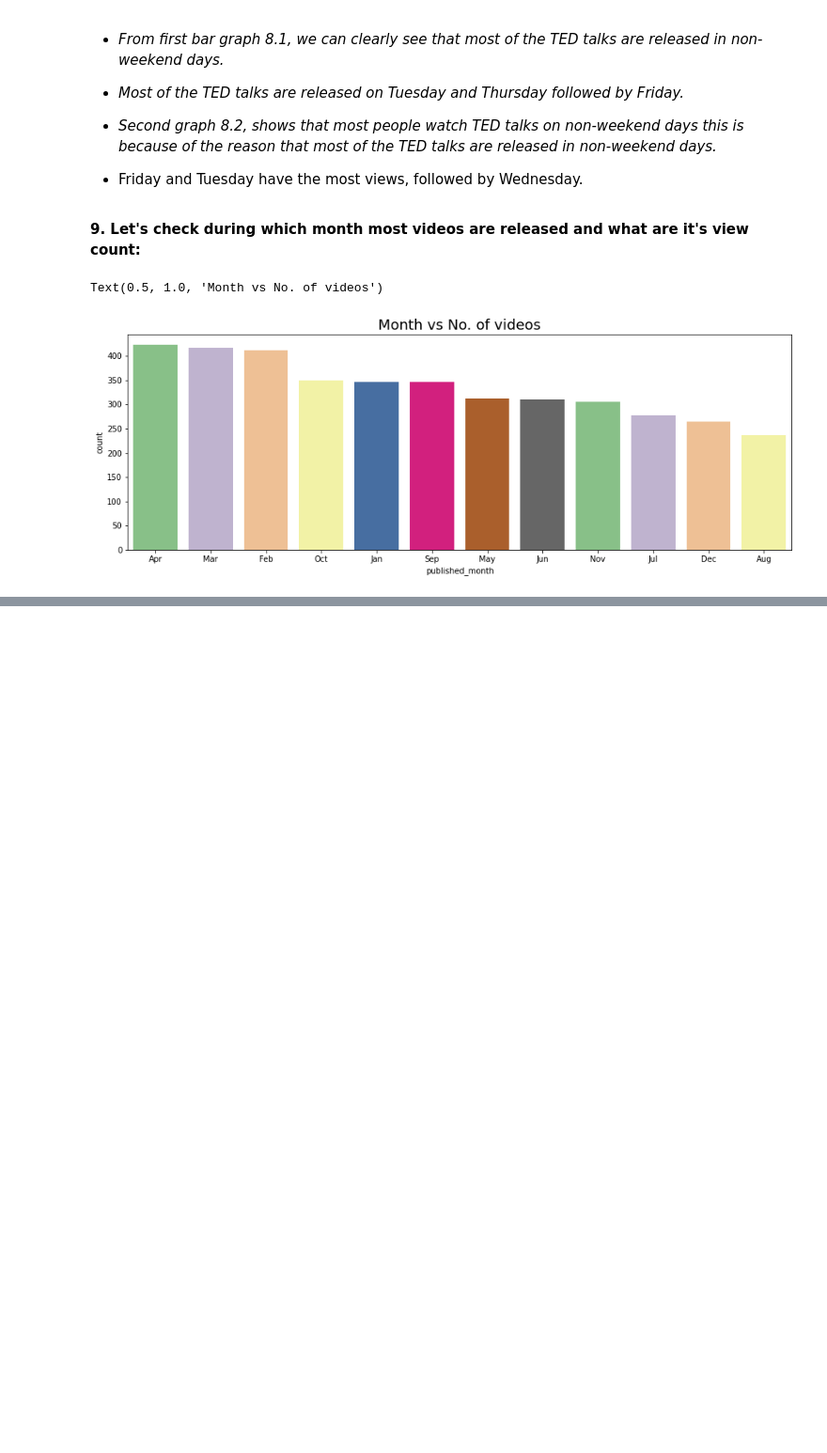
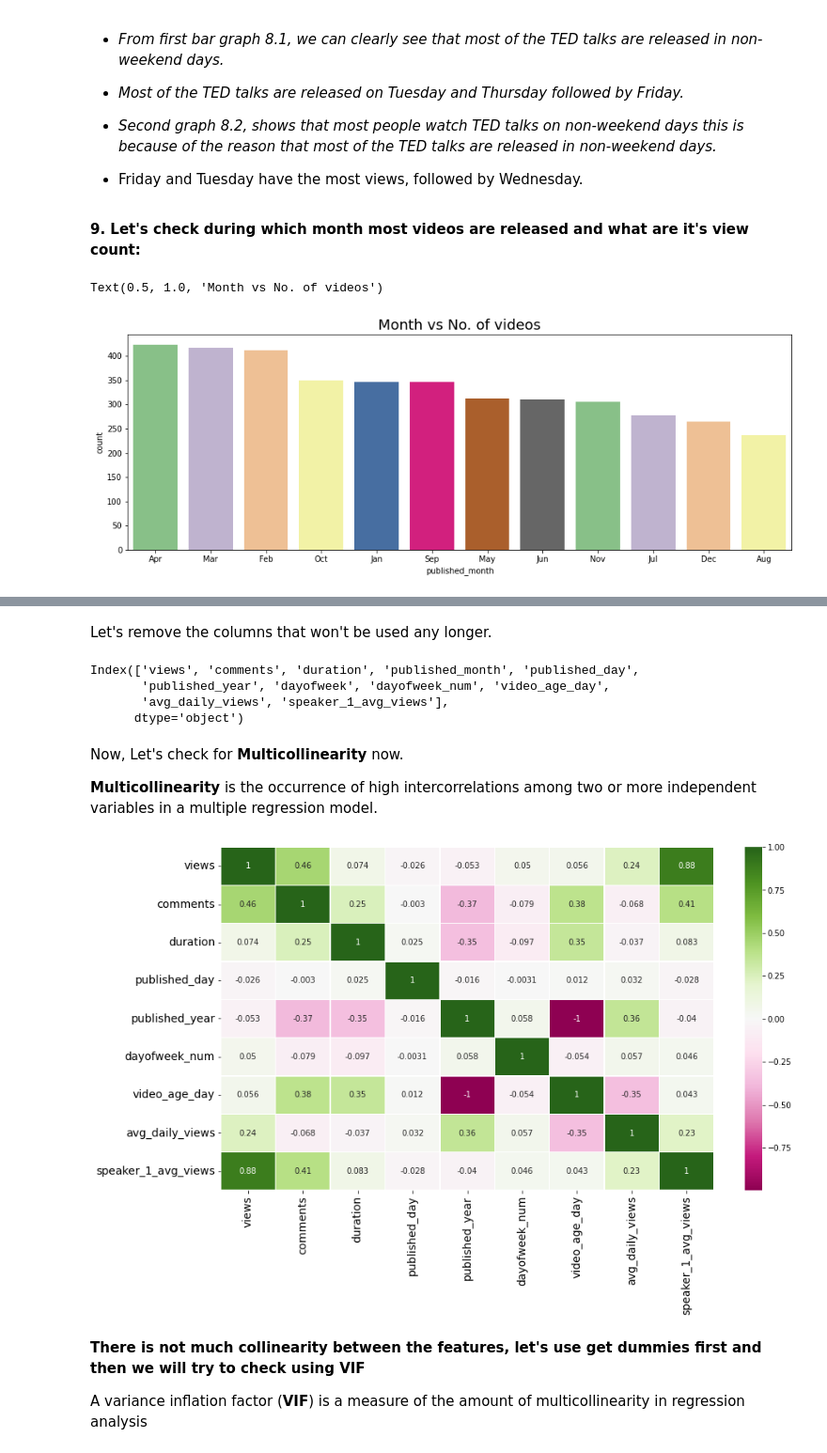
Before and after one commit to akshatraj1199/Ted-Talks-Views-Prediction, a Jupyter notebook: 1_Copy_of_Ted_Talks_Views_Prediction_Regression_Capstone_.ipynb, the cells around one changed output, grey strips where cells are left out. Shown at 94% size. Saved outputs shown, nothing was run; the diff lists cells and outputs as text; code cells hidden in the pictures; blank space fills up the shorter version.

```diff
--- a/1_Copy_of_Ted_Talks_Views_Prediction_Regression_Capstone_.ipynb
+++ b/1_Copy_of_Ted_Talks_Views_Prediction_Regression_Capstone_.ipynb
@@ -604,0 +662,30 @@ Text(0.5, 1.0, 'Month vs No. of videos')
+# %% [markdown]
+Let's remove the columns that won't be used any longer.
+# %%
+tedtalk_df.drop( columns = ['talk_id', 'title', 'speaker_1', 'recorded_date', 'published_date','about_speakers',
+                                 'event', 'url','description','transcript','native_lang','related_talks', 'available_lang', 'topics', 'all_speakers', 'occupations'], inplace = True)
+# %%
+# List of columns after dropping unwanted columns
+tedtalk_df.columns
+# %% [output]
+Index(['views', 'comments', 'duration', 'published_month', 'published_day',
+       'published_year', 'dayofweek', 'dayofweek_num', 'video_age_day',
+       'avg_daily_views', 'speaker_1_avg_views'],
+      dtype='object')
+# %% [markdown]
+Now, Let's check for **Multicollinearity** now.
+
+**Multicollinearity** is the occurrence of high intercorrelations among two or more independent variables in a multiple regression model.
+# %%
+# Correlation graph using heatmap
+plt.figure(figsize = (14,8))
+plt.xticks(fontsize= 14)
+plt.yticks(fontsize= 14)
+sns.heatmap(tedtalk_df.corr(), annot=True, linewidth=.5,cmap="PiYG");
+# %% [output]
+[figure, added]
+# %% [markdown]
+**There is not much collinearity between the features, let's use get dummies first and then we will try to check using VIF**
+
+
+A variance inflation factor (**VIF**) is a measure of the amount of multicollinearity in regression analysis
```
Also changed, not shown: parts of 36 cells of this notebook.
